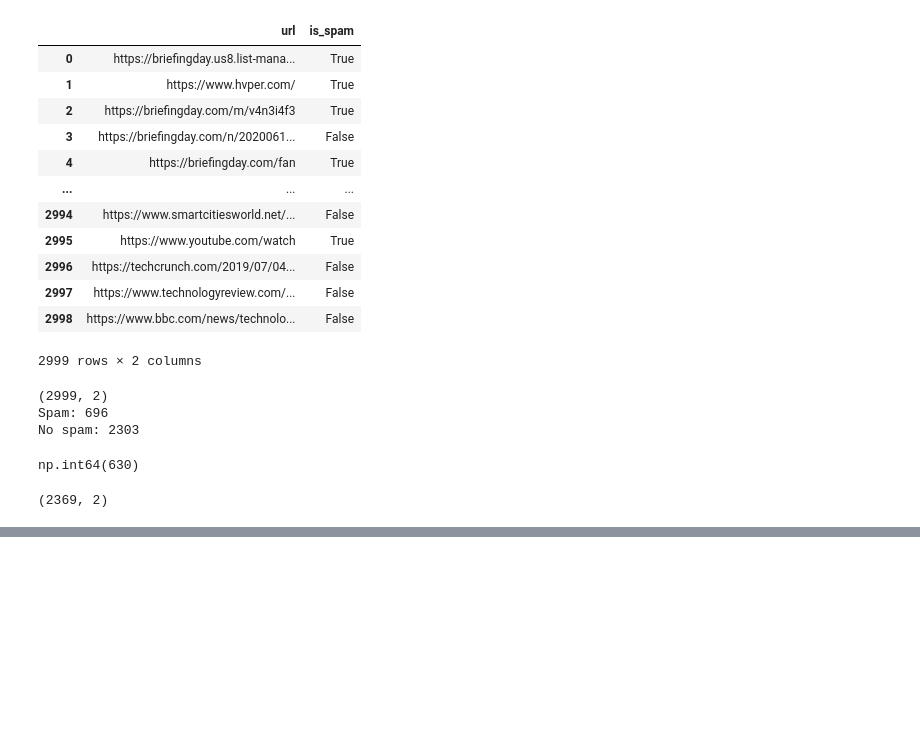
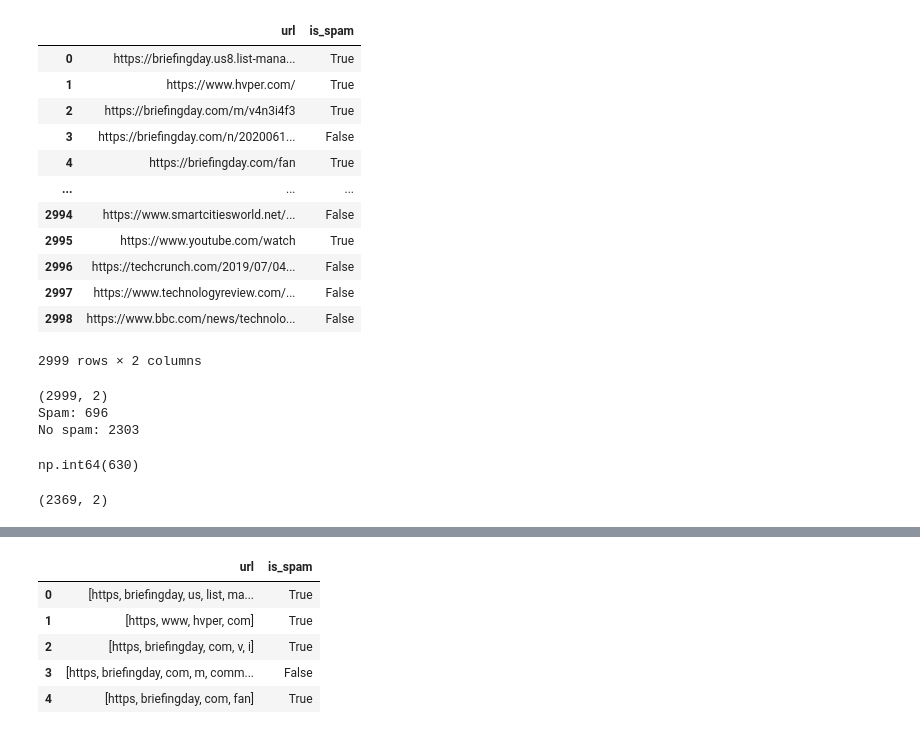
Before and after one commit to Nicolas-DL/NLP, a Jupyter notebook: src/explore.ipynb, the cells around one changed output, grey strips where cells are left out. Saved outputs shown, nothing was run; the diff lists cells and outputs as text; code cells hidden in the pictures; blank space fills up the shorter version.

```diff
--- a/src/explore.ipynb
+++ b/src/explore.ipynb
@@ -42,0 +80,26 @@ df_raw.reset_index()
+# %%
+import regex as re
+
+def preprocess_text(text):
+    # Eliminar cualquier caracter que no sea una letra (a-z) o un espacio en blanco ( )
+    text = re.sub(r'[^a-z ]', " ", text)
+
+    # Eliminar espacios en blanco
+    text = re.sub(r'\s+[a-zA-Z]\s+', " ", text)
+    text = re.sub(r'\^[a-zA-Z]\s+', " ", text)
+
+    # Reducir espacios en blanco múltiples a uno único
+    text = re.sub(r'\s+', " ", text.lower())
+
+    return text.split()
+
+df_raw['url'] = df_raw['url'].apply(preprocess_text)
+# %%
+df_raw.head()
+# %% [output]
+|  | url | is_spam |
+| 0 | [https, briefingday, us, list, ma... | True |
+| 1 | [https, www, hvper, com] | True |
+| 2 | [https, briefingday, com, v, i] | True |
+| 3 | [https, briefingday, com, m, comm... | False |
+| 4 | [https, briefingday, com, fan] | True |
```
Also changed, not shown: parts of 8 cells of this notebook, 2 other files.
